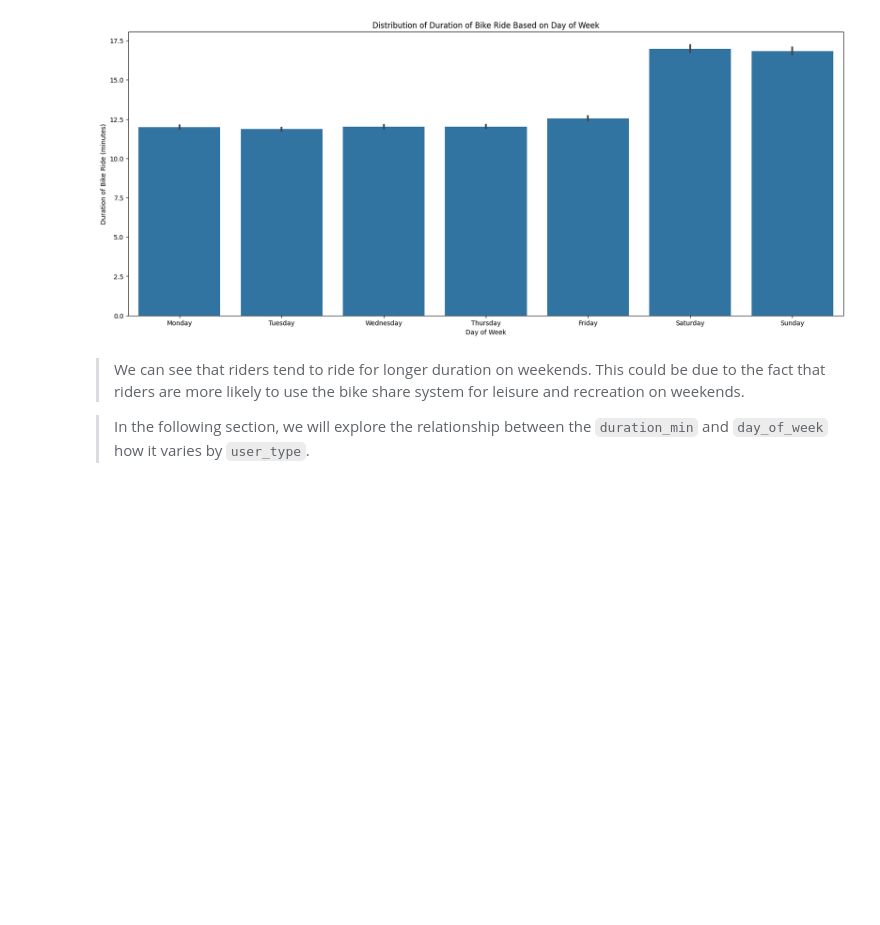
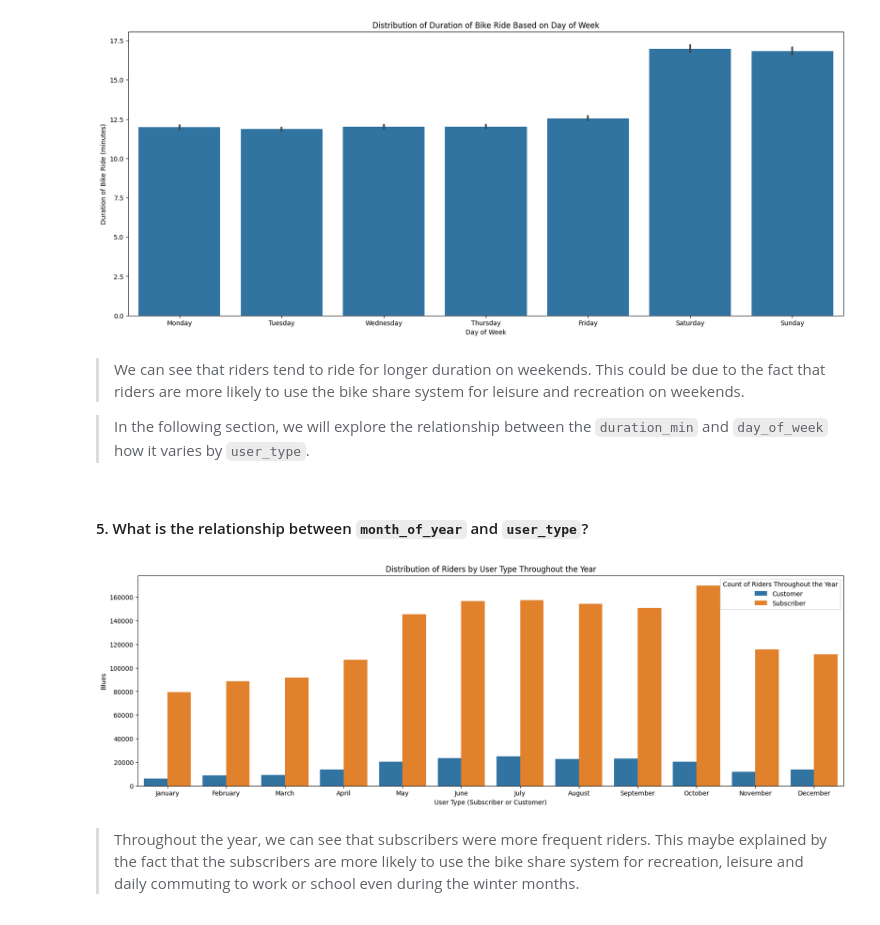
Before and after one commit to kisyular/data-visualization-project, a Jupyter notebook: Part_I_exploration.ipynb, the cells around one changed output. Saved outputs shown, nothing was run; the diff lists cells and outputs as text; code cells hidden in the pictures; blank space fills up the shorter version.

Commit message:
FEAT: BIVARARIATE EXPLORATION: CODE FOR USAGE OF BIKES THROUGHOUT THE YEAR BY DIFFERENT USER TYPE

```diff
--- a/Part_I_exploration.ipynb
+++ b/Part_I_exploration.ipynb
@@ -1020,3 +1020,21 @@ plt.title('Distribution of Duration of Bike Ride Based on Day of Week');
 > We can see that riders tend to ride for longer duration on weekends. This could be due to the fact that riders are more likely to use the bike share system for leisure and recreation on weekends.
 
 > In the following section, we will explore the relationship between the `duration_min` and `day_of_week` how it varies by `user_type`.
+# %% [markdown]
+#### 5. What is the relationship between `month_of_year` and `user_type`?
+# %%
+# Create a subplot of 2 plots
+plt.figure(figsize=(20, 6))
+# Plot the relationship between `month_of_year` and `user_type` using a clustered bar chart
+plot_bivariate_countplot(
+    'month_of_year',
+    'user_type',
+    'Distribution of Riders by User Type Throughout the Year',
+    'User Type (Subscriber or Customer)',
+    'Count of Riders Throughout the Year',
+    'Blues'
+)
+# %% [output]
+[figure, added]
+# %% [markdown]
+> Throughout the year, we can see that subscribers were more frequent riders. This maybe explained by the fact that the subscribers are more likely to use the bike share system for recreation, leisure and daily commuting to work or school even during the winter months.
```
